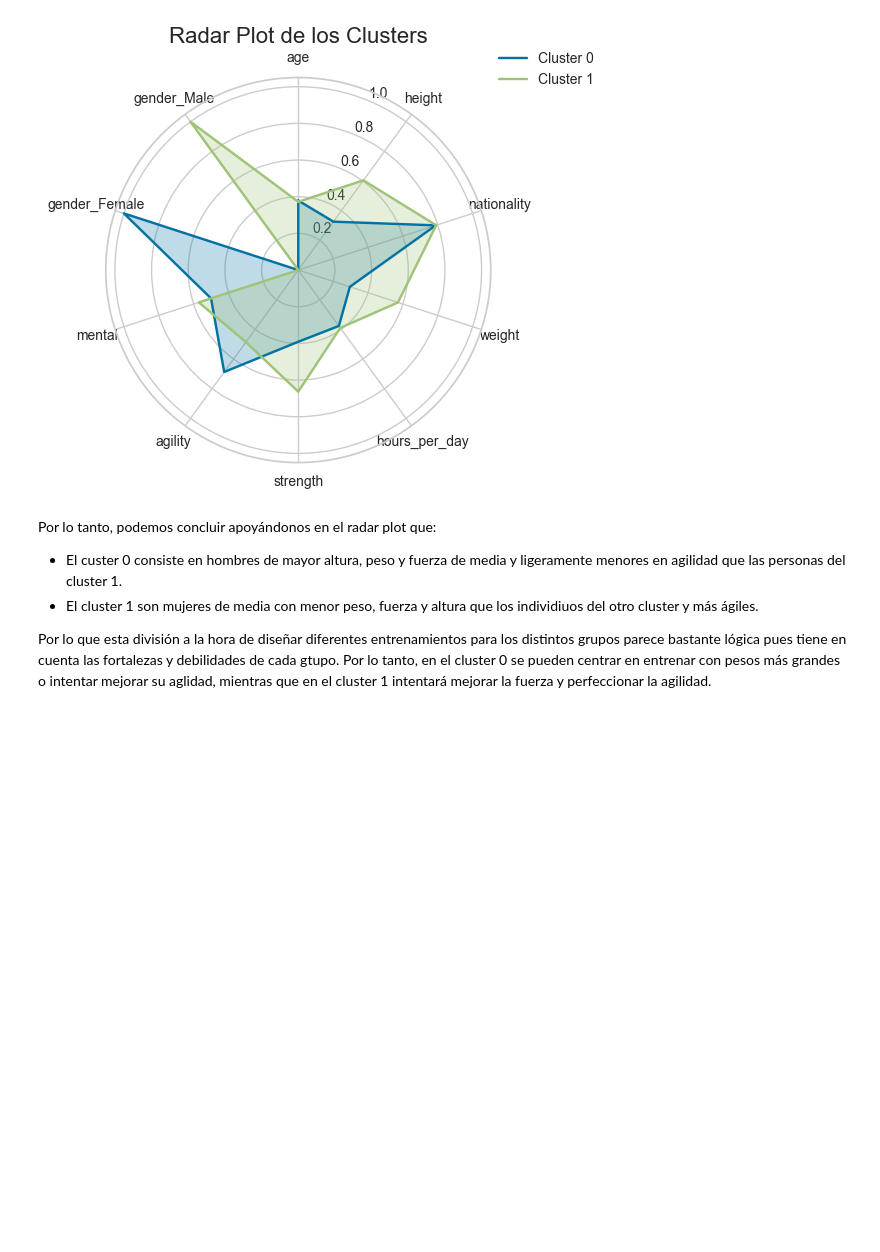
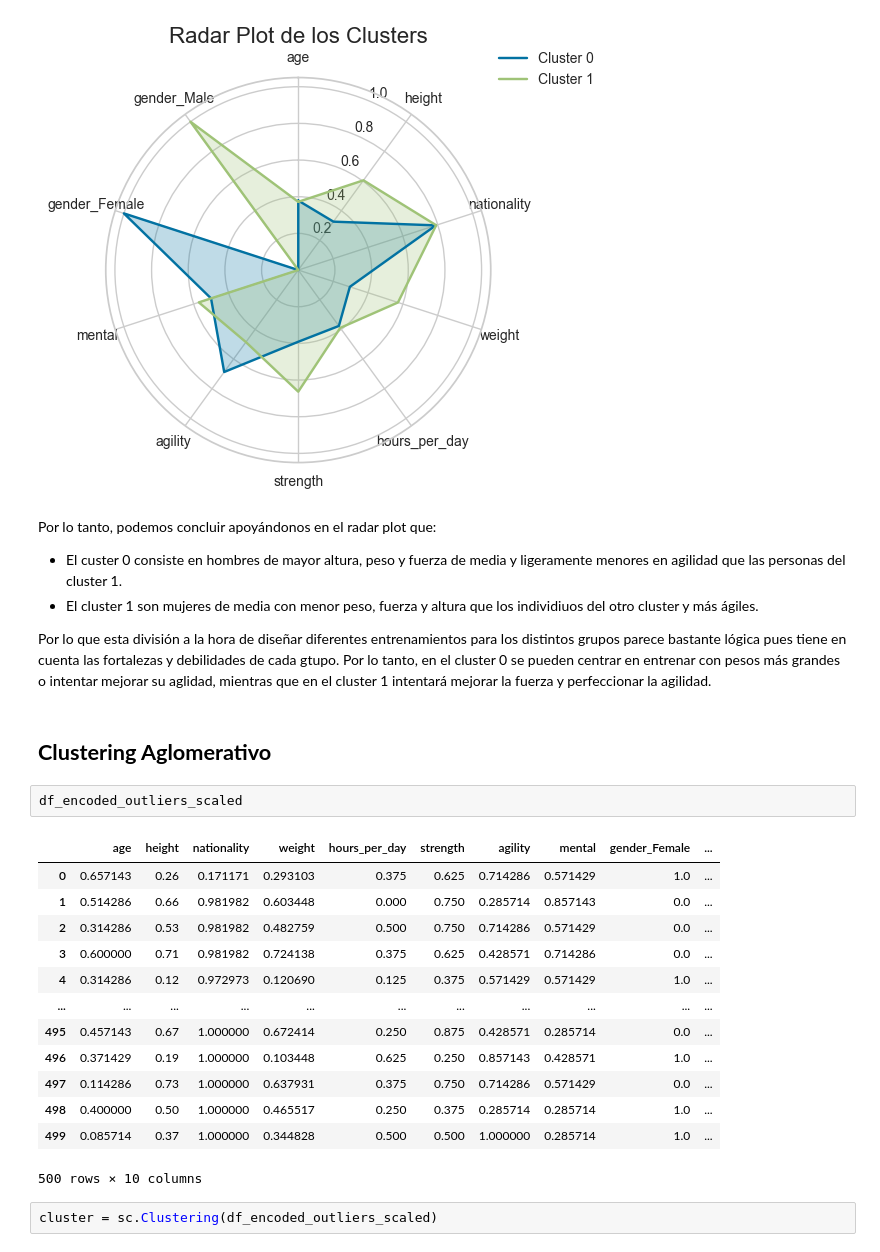
Before and after one commit to elenacano/laboratorio-modulo9-leccion01-clustering, a Jupyter notebook: laboratorio-clustering.ipynb, the cells around one changed output. Drawn from its saved outputs; the diff is of its cells as text; blank space fills up the shorter version.

```diff
--- a/laboratorio-clustering.ipynb
+++ b/laboratorio-clustering.ipynb
@@ -327,3 +332,23 @@ Por lo tanto, podemos concluir apoyándonos en el radar plot que:
 - El cluster 1 son mujeres de media con menor peso, fuerza y altura que los individiuos del otro cluster y más ágiles.
 
 Por lo que esta división a la hora de diseñar diferentes entrenamientos para los distintos grupos parece bastante lógica pues tiene en cuenta las fortalezas y debilidades de cada gtupo. Por lo tanto, en el cluster 0 se pueden centrar en entrenar con pesos más grandes o intentar mejorar su aglidad, mientras que en el cluster 1 intentará mejorar la fuerza y perfeccionar la agilidad.
+# %% [markdown]
+## **Clustering Aglomerativo**
+# %%
+df_encoded_outliers_scaled
+# %% [output]
+|  | age | height | nationality | weight | hours_per_day | strength | agility | mental | gender_Female | ... |
+| 0 | 0.657143 | 0.26 | 0.171171 | 0.293103 | 0.375 | 0.625 | 0.714286 | 0.571429 | 1.0 | ... |
+| 1 | 0.514286 | 0.66 | 0.981982 | 0.603448 | 0.000 | 0.750 | 0.285714 | 0.857143 | 0.0 | ... |
+| 2 | 0.314286 | 0.53 | 0.981982 | 0.482759 | 0.500 | 0.750 | 0.714286 | 0.571429 | 0.0 | ... |
+| 3 | 0.600000 | 0.71 | 0.981982 | 0.724138 | 0.375 | 0.625 | 0.428571 | 0.714286 | 0.0 | ... |
+| 4 | 0.314286 | 0.12 | 0.972973 | 0.120690 | 0.125 | 0.375 | 0.571429 | 0.571429 | 1.0 | ... |
+| ... | ... | ... | ... | ... | ... | ... | ... | ... | ... | ... |
+| 495 | 0.457143 | 0.67 | 1.000000 | 0.672414 | 0.250 | 0.875 | 0.428571 | 0.285714 | 0.0 | ... |
+| 496 | 0.371429 | 0.19 | 1.000000 | 0.103448 | 0.625 | 0.250 | 0.857143 | 0.428571 | 1.0 | ... |
+| 497 | 0.114286 | 0.73 | 1.000000 | 0.637931 | 0.375 | 0.750 | 0.714286 | 0.571429 | 0.0 | ... |
+| 498 | 0.400000 | 0.50 | 1.000000 | 0.465517 | 0.250 | 0.375 | 0.285714 | 0.285714 | 1.0 | ... |
+| 499 | 0.085714 | 0.37 | 1.000000 | 0.344828 | 0.500 | 0.500 | 1.000000 | 0.285714 | 1.0 | ... |
+500 rows × 10 columns
+# %%
+cluster = sc.Clustering(df_encoded_outliers_scaled)
```
Also changed, not shown: parts of 21 cells of this notebook, 1 other file.
